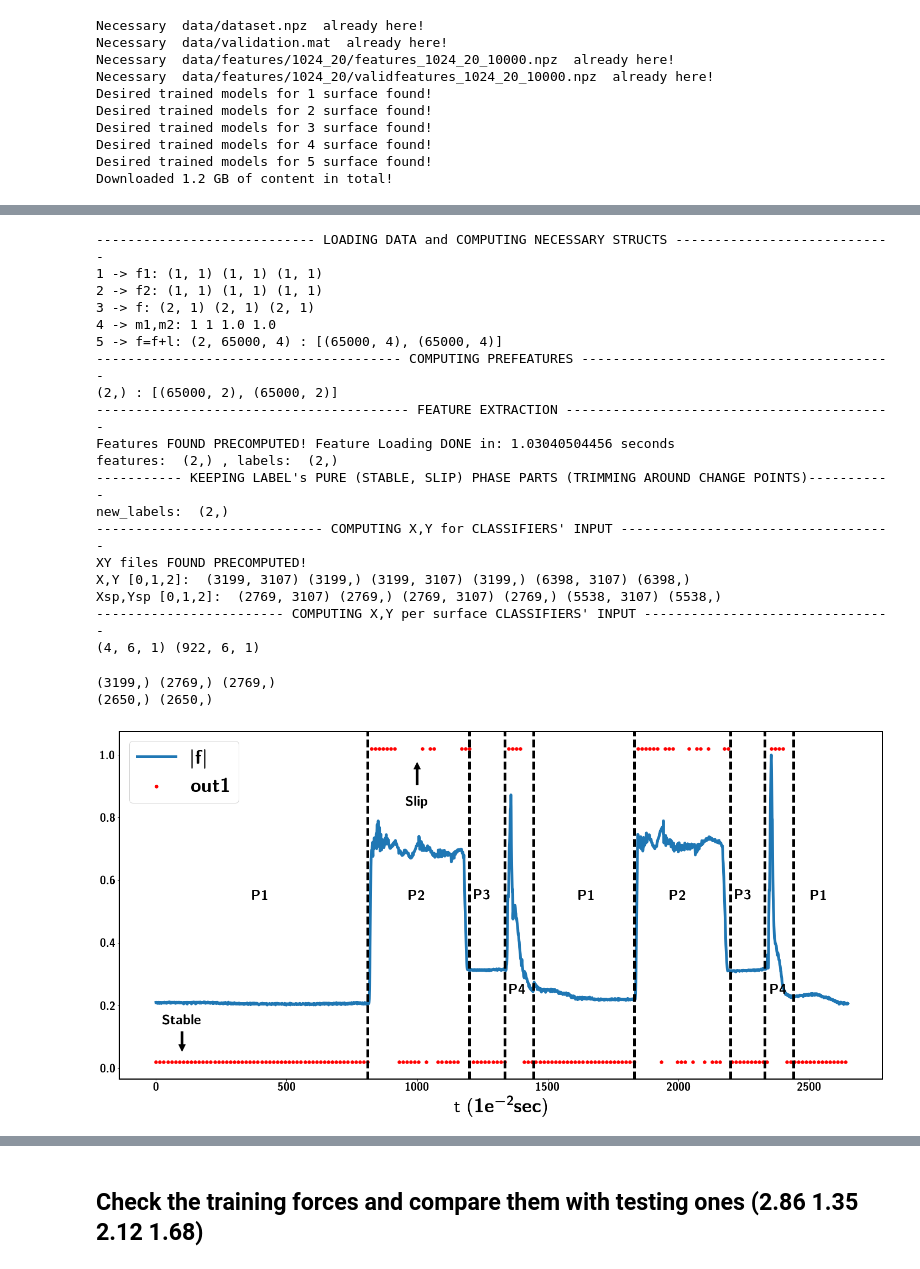
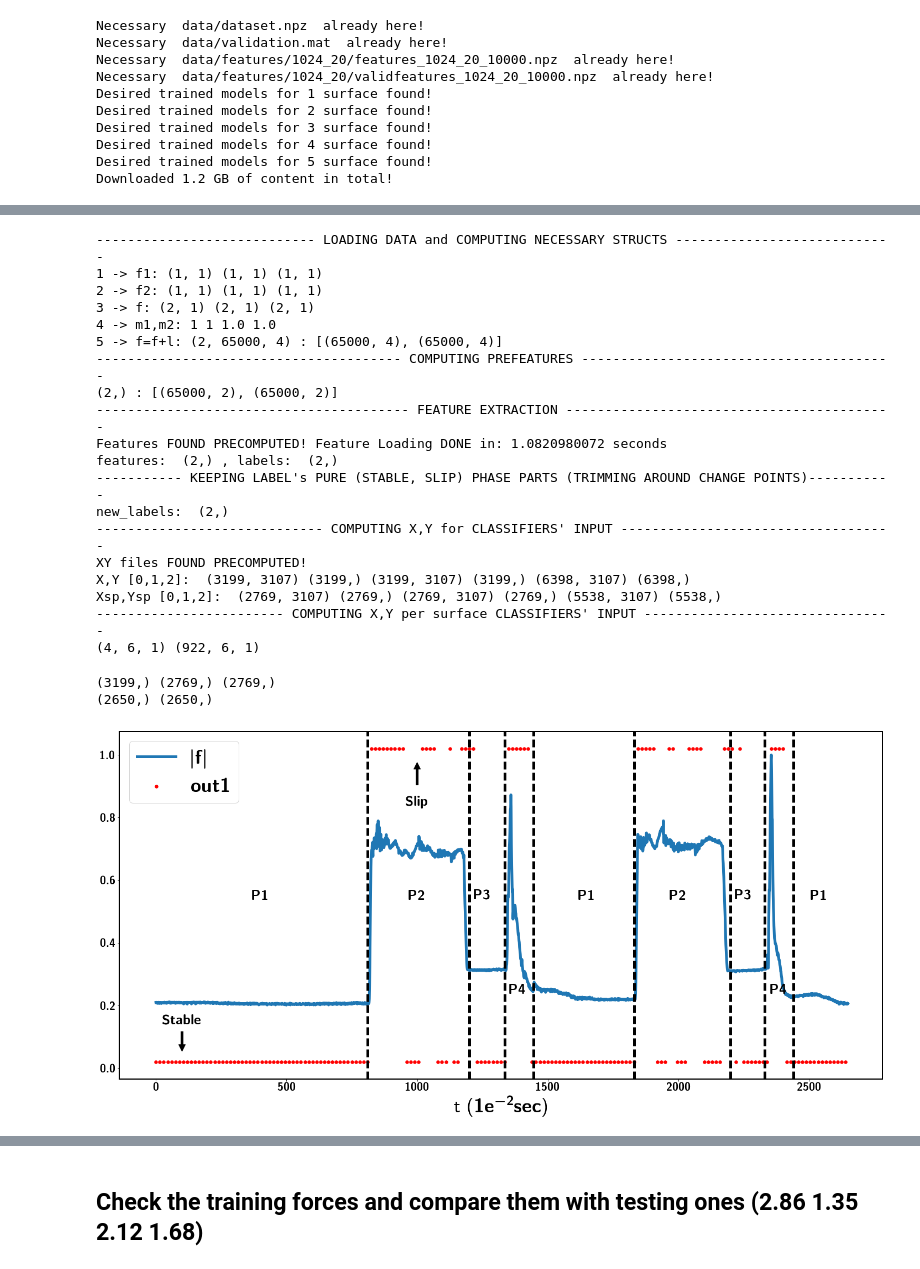
Before and after one commit to jagrio/MachineLearningSlippage, a Jupyter notebook: MLslippagesrc/MLslippage/ml_training_drop_features.ipynb, the cells around one changed output, grey strips where cells are left out. Saved outputs shown, nothing was run; the diff lists cells and outputs as text; code cells hidden in the pictures.

```diff
--- a/MLslippagesrc/MLslippage/ml_training_drop_features.ipynb
+++ b/MLslippagesrc/MLslippage/ml_training_drop_features.ipynb
@@ -217,7 +218,7 @@ prefeat = compute_prefeat(f)
 features, labels = feature_extraction(prefeat, member, c.validfeatfile, 'validfeat_')
 new_labels = label_cleaning(prefeat,labels,member)
 X,Y,Yn,Xsp,Ysp = computeXY(features,labels,new_labels,m1,m2,c.validXYfile,c.validXYsplitfile)
-surf, surfla = computeXY_persurf(Xsp,Ysp,c.validsurffile)
+surf, surfla = computeXY_persurf(Xsp,Ysp,c.validsurffile,keepind)     # compute per surface data and labels
 # %% [output]
 ---------------------------- LOADING DATA and COMPUTING NECESSARY STRUCTS ----------------------------
 1 -> f1: (1, 1) (1, 1) (1, 1)
@@ -228,7 +229,7 @@ surf, surfla = computeXY_persurf(Xsp,Ysp,c.validsurffile)
 --------------------------------------- COMPUTING PREFEATURES ----------------------------------------
 (2,) : [(65000, 2), (65000, 2)]
 ---------------------------------------- FEATURE EXTRACTION ------------------------------------------
-Features FOUND PRECOMPUTED! Feature Loading DONE in: 1.03040504456 seconds
+Features FOUND PRECOMPUTED! Feature Loading DONE in: 1.0820980072 seconds
 features:  (2,) , labels:  (2,)
 ----------- KEEPING LABEL's PURE (STABLE, SLIP) PHASE PARTS (TRIMMING AROUND CHANGE POINTS)-----------
 new_labels:  (2,)
@@ -253,9 +254,9 @@ model = np.load(fileid)['model'][0]
 modelb = np.load(fileidb)['model'][0]
 model5 = np.load(fileid5)['model'][0]
 model5b = np.load(fileid5b)['model'][0]
-Yout = model.predict(X[0])
+Yout = model.predict(X[0][:,keepind])
 Youtb = modelb.predict(Xsp[0][:,-window-2:-window/2-1])
-Yout5 = model5.predict(Xsp[0])
+Yout5 = model5.predict(Xsp[0][:,keepind])
 Yout5b = model5b.predict(Xsp[0][:,-window-2:-window/2-1])
 print Yout.shape, Yout5.shape, Yout5b.shape
 plt.rc('text', usetex=True)
@@ -289,33 +290,33 @@ plt.text(1000, 0.55, r'\textbf{P2}', ha="center", va="center", rotation=0,
 plt.axvline(x=1200,linestyle='dashed',color='black',linewidth=5)
 plt.text(1250, 0.55, r'\textbf{P3}', ha="center", va="center", rotation=0,
             size=25)
 plt.axvline(x=1335,linestyle='dashed',color='black',linewidth=5)
 plt.text(1385, 0.25, r'\textbf{P4}', ha="center", va="center", rotation=0,
             size=25)
 plt.axvline(x=1445,linestyle='dashed',color='black',linewidth=5)
 plt.text(1650, 0.55, r'\textbf{P1}', ha="center", va="center", rotation=0,
             size=25)
 plt.axvline(x=1830,linestyle='dashed',color='black',linewidth=5)
 plt.text(2000, 0.55, r'\textbf{P2}', ha="center", va="center", rotation=0,
             size=25)
 plt.axvline(x=2200,linestyle='dashed',color='black',linewidth=5)
 plt.text(2250, 0.55, r'\textbf{P3}', ha="center", va="center", rotation=0,
             size=25)
 plt.axvline(x=2330,linestyle='dashed',color='black',linewidth=5)
 plt.text(2385, 0.25, r'\textbf{P4}', ha="center", va="center", rotation=0,
             size=25)
 plt.axvline(x=2440,linestyle='dashed',color='black',linewidth=5)
 plt.text(2540, 0.55, r'\textbf{P1}', ha="center", va="center", rotation=0,
             size=25)
 plt.xlabel(r't ($1e^{-2} sec$)',fontsize=35)
 # plt.yticks([])
 plt.legend([p1,p],[r'$|\textbf{f}|$',r'\textbf{out1}'],loc=2, prop={'size': 35})
 plt.tick_params(labelsize=20)
 plt.tight_layout()
 savefig(c.datapath+'validation.pdf', bbox_inches='tight')
 # %% [output]
 (3199,) (2769,) (2769,)
 (2650,) (2650,)
-[figure, old version]
+[figure, new version]
 # %%
 ####### NEWER TESTING DATA FROM ATI F/T SENSOR TRANSLATIONAL CASE
```
Also changed, not shown: parts of 16 cells of this notebook, 2 other files.
